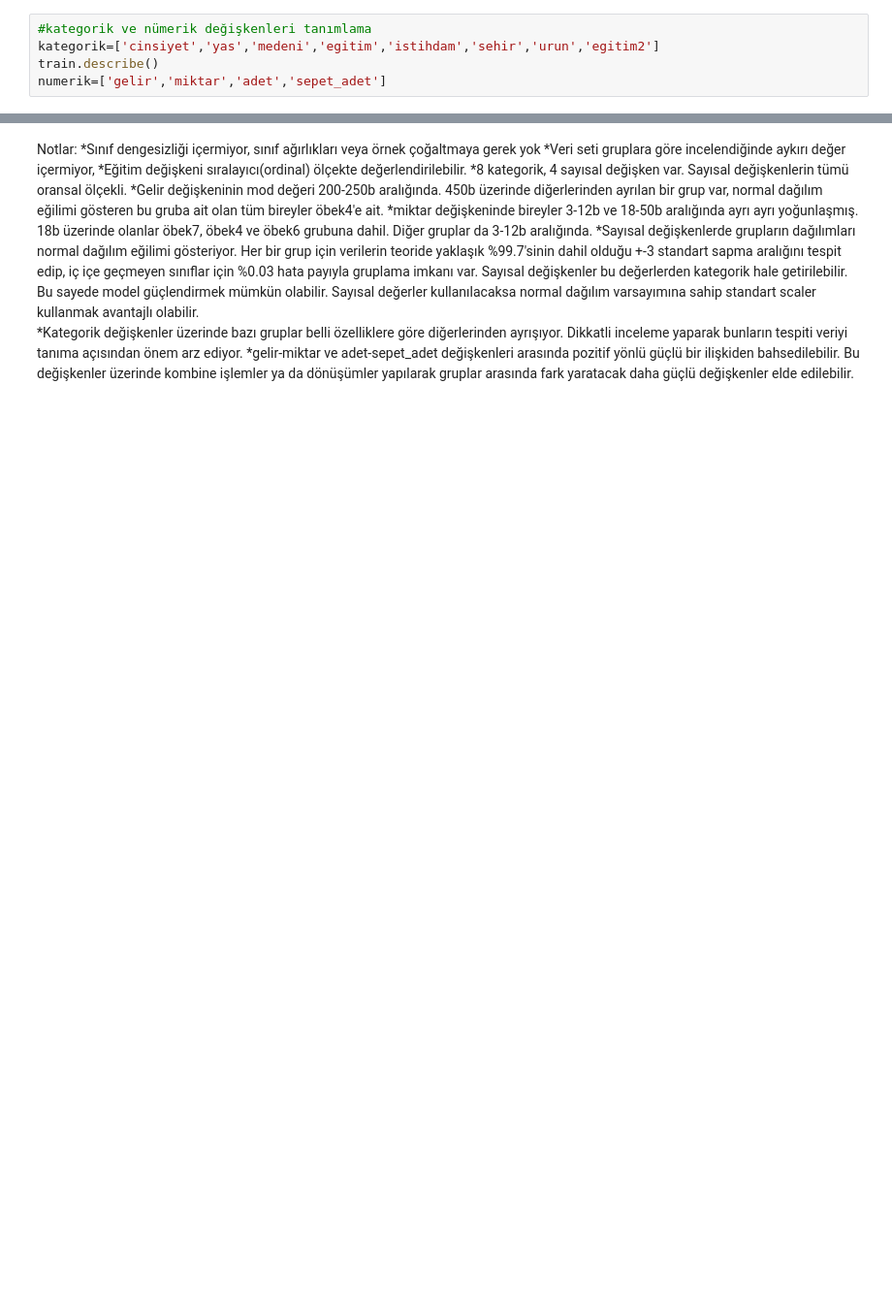
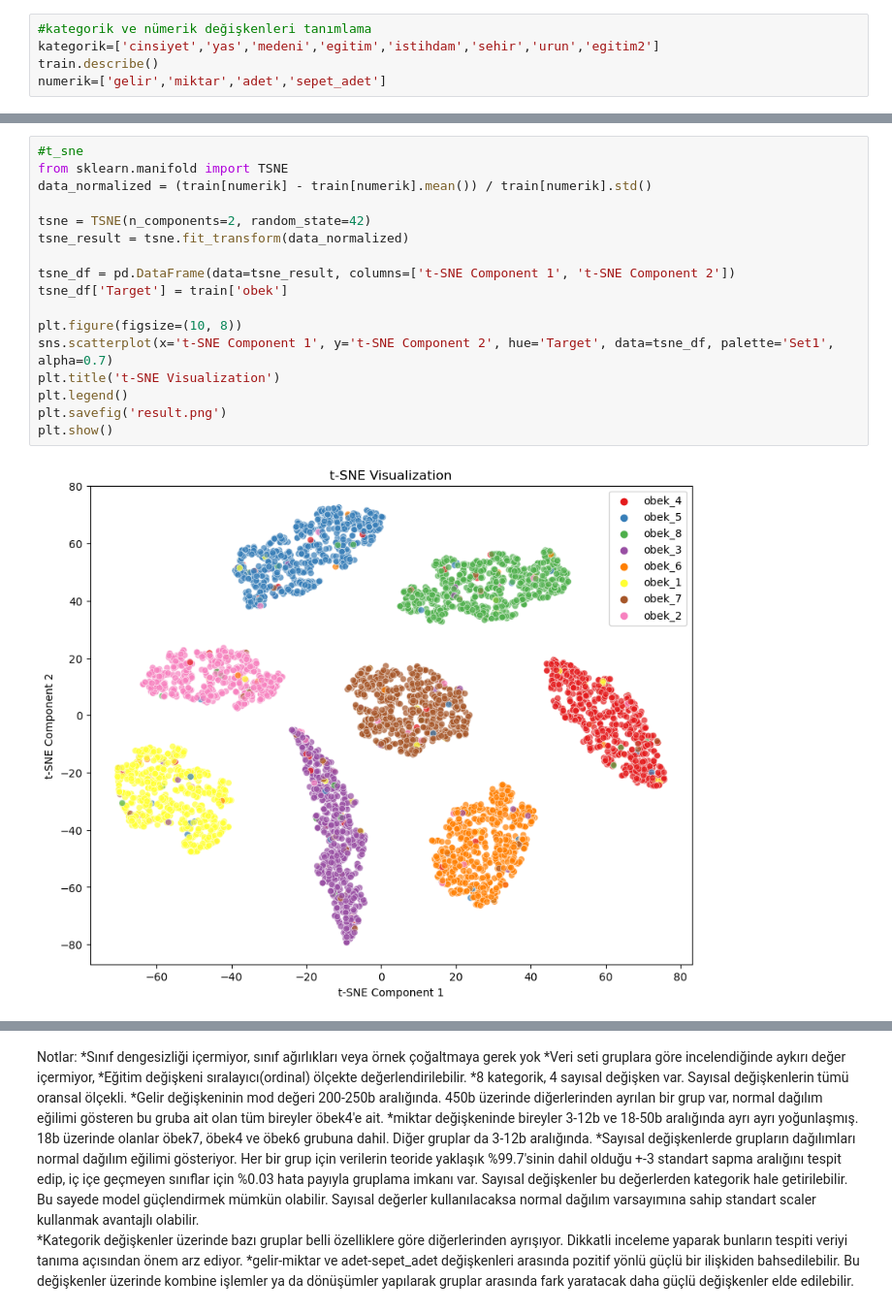
Before and after one commit to datatoinf/Basic-RFC-Model, a Jupyter notebook: sonuc.ipynb, the cells around one changed output, grey strips where cells are left out. Shown at 97% size. Saved outputs shown, nothing was run; the diff lists cells and outputs as text; blank space fills up the shorter version.

```diff
--- a/sonuc.ipynb
+++ b/sonuc.ipynb
@@ -54,3 +82,22 @@ plt.show();
+# %%
+#t_sne
+from sklearn.manifold import TSNE
+data_normalized = (train[numerik] - train[numerik].mean()) / train[numerik].std()
+
+tsne = TSNE(n_components=2, random_state=42)
+tsne_result = tsne.fit_transform(data_normalized)
+
+tsne_df = pd.DataFrame(data=tsne_result, columns=['t-SNE Component 1', 't-SNE Component 2'])
+tsne_df['Target'] = train['obek']
+
+plt.figure(figsize=(10, 8))
+sns.scatterplot(x='t-SNE Component 1', y='t-SNE Component 2', hue='Target', data=tsne_df, palette='Set1', alpha=0.7)
+plt.title('t-SNE Visualization')
+plt.legend()
+plt.savefig('result.png')
+plt.show()
+# %% [output]
+[figure, added]
 # %%
 #kategorik değişkenlerin dağılımını gösteren grafikler
 columns = kategorik
```
Also changed, not shown: parts of 15 cells of this notebook.
